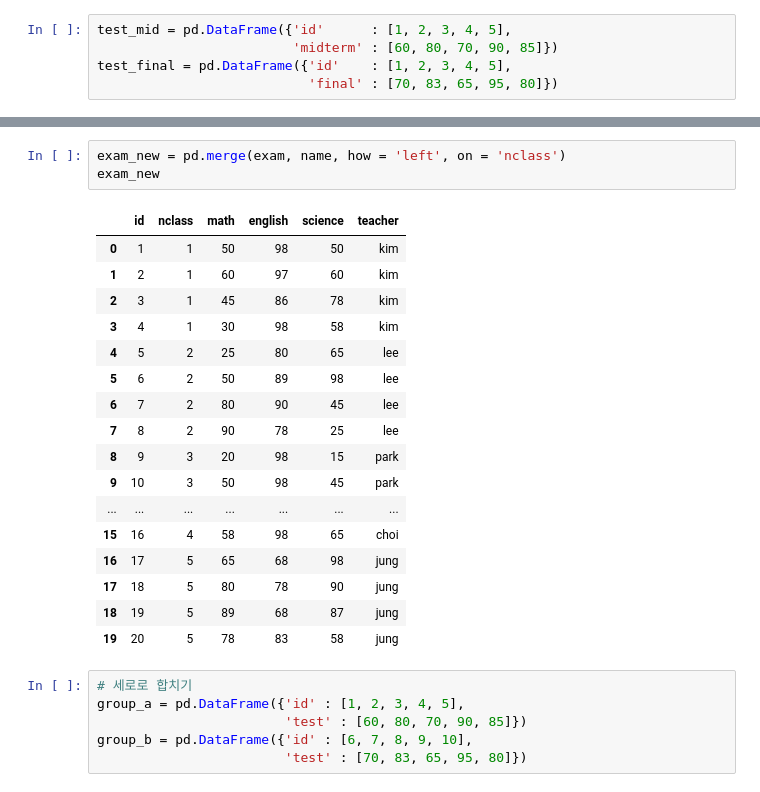
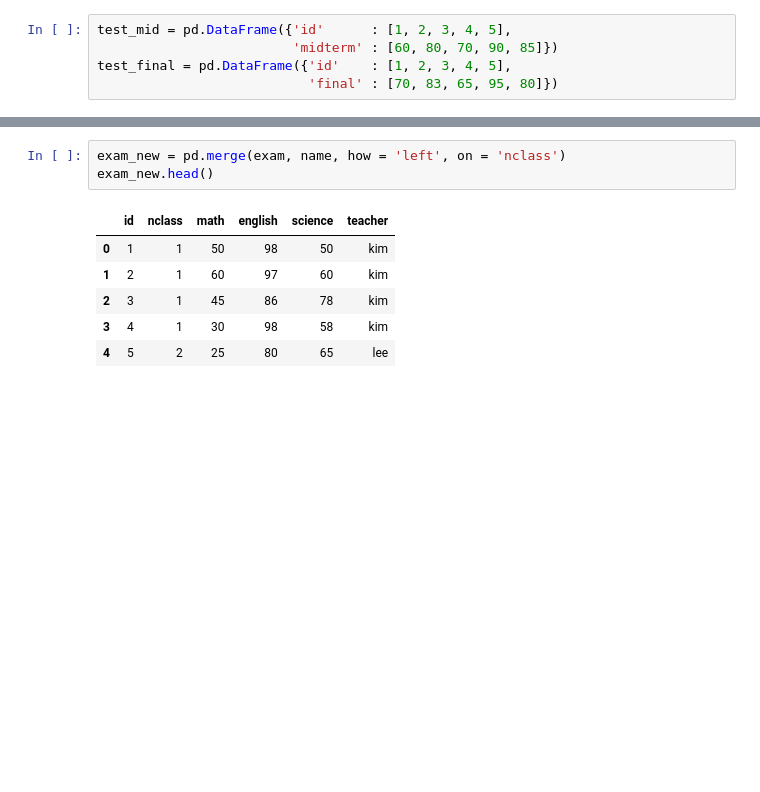
Before and after one commit to jamesbluenote/doit_pythondata, a Jupyter notebook: Doit_python_ch-06.ipynb, the cells around one changed output, grey strips where cells are left out. Saved outputs shown, nothing was run; the diff lists cells and outputs as text; blank space fills up the shorter version.

```diff
--- a/Doit_python_ch-06.ipynb
+++ b/Doit_python_ch-06.ipynb
@@ -974,27 +1013,10 @@ name
 # %%
 exam_new = pd.merge(exam, name, how = 'left', on = 'nclass')
-exam_new
+exam_new.head()
 # %% [output]
 |  | id | nclass | math | english | science | teacher |
 | 0 | 1 | 1 | 50 | 98 | 50 | kim |
 | 1 | 2 | 1 | 60 | 97 | 60 | kim |
 | 2 | 3 | 1 | 45 | 86 | 78 | kim |
 | 3 | 4 | 1 | 30 | 98 | 58 | kim |
 | 4 | 5 | 2 | 25 | 80 | 65 | lee |
-| 5 | 6 | 2 | 50 | 89 | 98 | lee |
-| 6 | 7 | 2 | 80 | 90 | 45 | lee |
-| 7 | 8 | 2 | 90 | 78 | 25 | lee |
-| 8 | 9 | 3 | 20 | 98 | 15 | park |
-| 9 | 10 | 3 | 50 | 98 | 45 | park |
-| ... | ... | ... | ... | ... | ... | ... |
-| 15 | 16 | 4 | 58 | 98 | 65 | choi |
-| 16 | 17 | 5 | 65 | 68 | 98 | jung |
-| 17 | 18 | 5 | 80 | 78 | 90 | jung |
-| 18 | 19 | 5 | 89 | 68 | 87 | jung |
-| 19 | 20 | 5 | 78 | 83 | 58 | jung |
-# %%
-# 세로로 합치기
-group_a = pd.DataFrame({'id' : [1, 2, 3, 4, 5],
-                        'test' : [60, 80, 70, 90, 85]})
-group_b = pd.DataFrame({'id' : [6, 7, 8, 9, 10],
-                        'test' : [70, 83, 65, 95, 80]})
```
Also changed, not shown: parts of 95 cells of this notebook.
